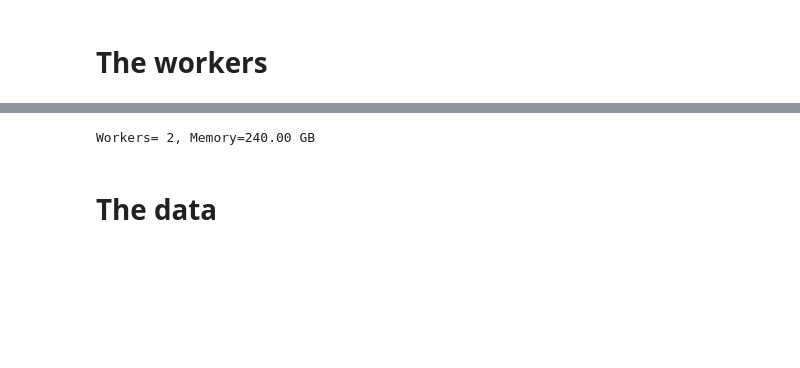
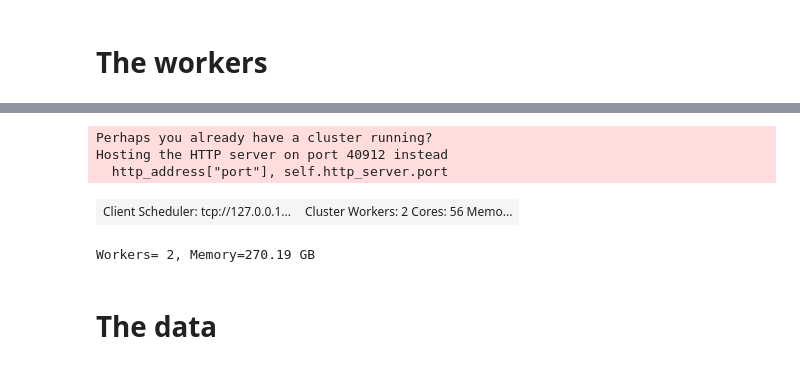
Before and after one commit to auraoupa/perf-pangeo-deployments, a Jupyter notebook: notebooks/occigen/2020-06-22-AA-test-on-occigen-2workers-VISU.ipynb, the cells around one changed output, grey strips where cells are left out. Saved outputs shown, nothing was run; the diff lists cells and outputs as text; code cells hidden in the pictures; blank space fills up the shorter version.

```diff
--- a/notebooks/occigen/2020-06-22-AA-test-on-occigen-2workers-VISU.ipynb
+++ b/notebooks/occigen/2020-06-22-AA-test-on-occigen-2workers-VISU.ipynb
@@ -42,3 +12,13 @@ sbatch: error: Batch job submission failed: Job violates accounting/QOS policy (
+# %%
+from dask.distributed import Client, LocalCluster
+cluster = LocalCluster(n_workers=ask_workers)
+c = Client(cluster)
+c
+# %% [output]
+Perhaps you already have a cluster running?
+Hosting the HTTP server on port 40912 instead
+  http_address["port"], self.http_server.port
+| Client Scheduler: tcp://127.0.0.1... | Cluster Workers: 2 Cores: 56 Memo... |
 # %%
 from dask.utils import ensure_dict, format_bytes
 
@@ -50,7 +30,7 @@ if all(memory):
     text += ", Memory=" + format_bytes(sum(memory))
 print(text)
 # %% [output]
-Workers= 2, Memory=240.00 GB
+Workers= 2, Memory=270.19 GB
 # %% [markdown]
 # The data
 # %%
```
Also changed, not shown: parts of 5 cells of this notebook, 12 other files.
